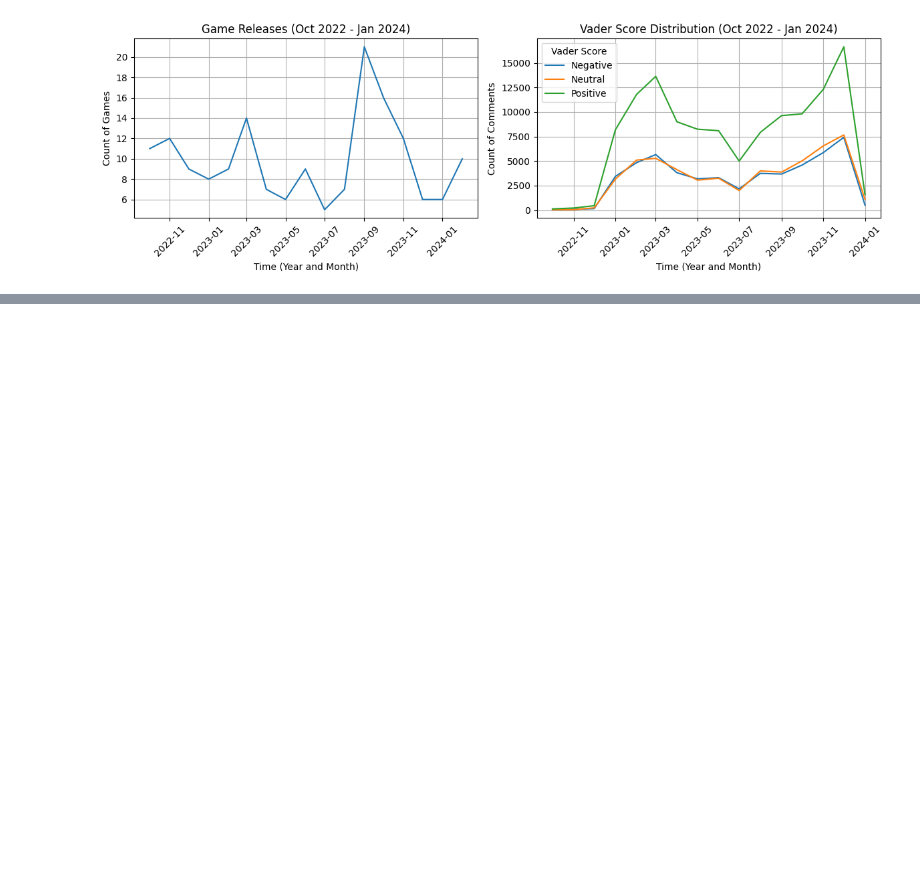
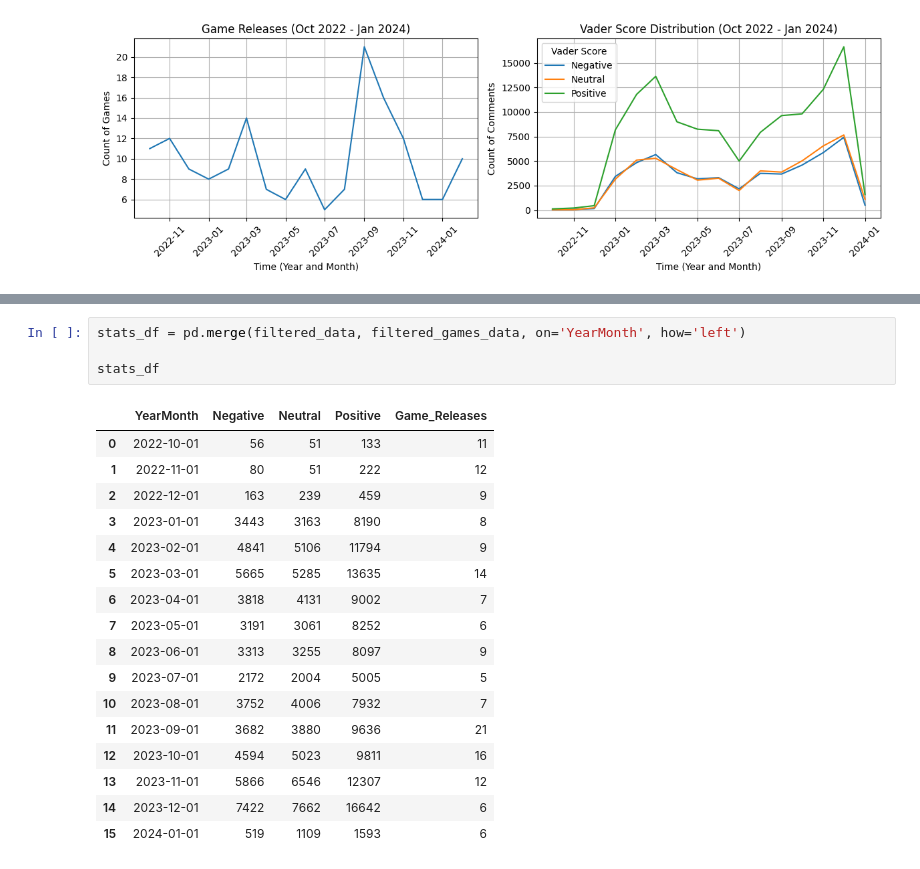
Before and after one commit to rsm-jeg031/Hackathon-2023-Team-3dPy, a Jupyter notebook: Visualizations/Visualizations.ipynb, the cells around one changed output, grey strips where cells are left out. Saved outputs shown, nothing was run; the diff lists cells and outputs as text; blank space fills up the shorter version.

```diff
--- a/Visualizations/Visualizations.ipynb
+++ b/Visualizations/Visualizations.ipynb
@@ -154,0 +198,22 @@ plt.show()
+# %%
+stats_df = pd.merge(filtered_data, filtered_games_data, on='YearMonth', how='left')
+
+stats_df
+# %% [output]
+|  | YearMonth | Negative | Neutral | Positive | Game_Releases |
+| 0 | 2022-10-01 | 56 | 51 | 133 | 11 |
+| 1 | 2022-11-01 | 80 | 51 | 222 | 12 |
+| 2 | 2022-12-01 | 163 | 239 | 459 | 9 |
+| 3 | 2023-01-01 | 3443 | 3163 | 8190 | 8 |
+| 4 | 2023-02-01 | 4841 | 5106 | 11794 | 9 |
+| 5 | 2023-03-01 | 5665 | 5285 | 13635 | 14 |
+| 6 | 2023-04-01 | 3818 | 4131 | 9002 | 7 |
+| 7 | 2023-05-01 | 3191 | 3061 | 8252 | 6 |
+| 8 | 2023-06-01 | 3313 | 3255 | 8097 | 9 |
+| 9 | 2023-07-01 | 2172 | 2004 | 5005 | 5 |
+| 10 | 2023-08-01 | 3752 | 4006 | 7932 | 7 |
+| 11 | 2023-09-01 | 3682 | 3880 | 9636 | 21 |
+| 12 | 2023-10-01 | 4594 | 5023 | 9811 | 16 |
+| 13 | 2023-11-01 | 5866 | 6546 | 12307 | 12 |
+| 14 | 2023-12-01 | 7422 | 7662 | 16642 | 6 |
+| 15 | 2024-01-01 | 519 | 1109 | 1593 | 6 |
```
Also changed, not shown: parts of 6 cells of this notebook.
